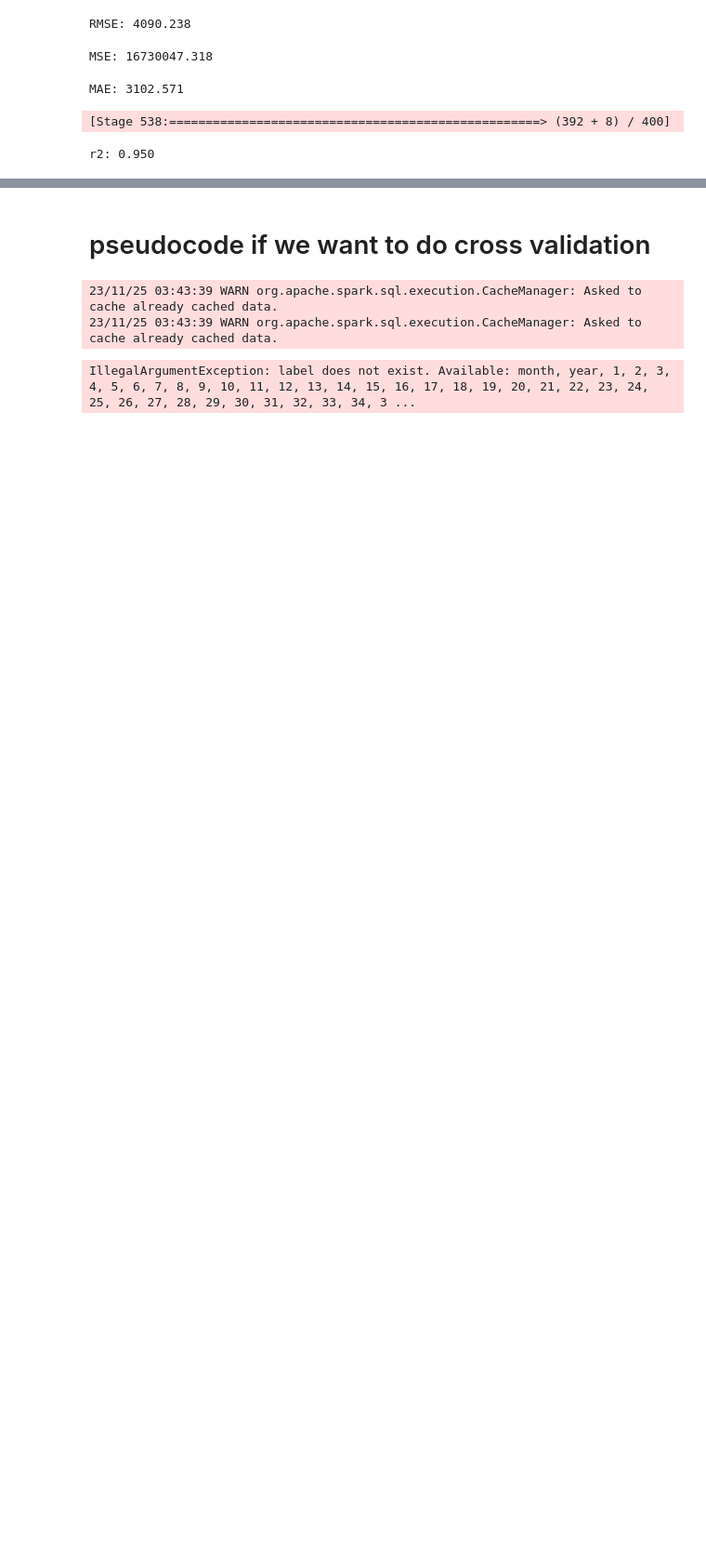
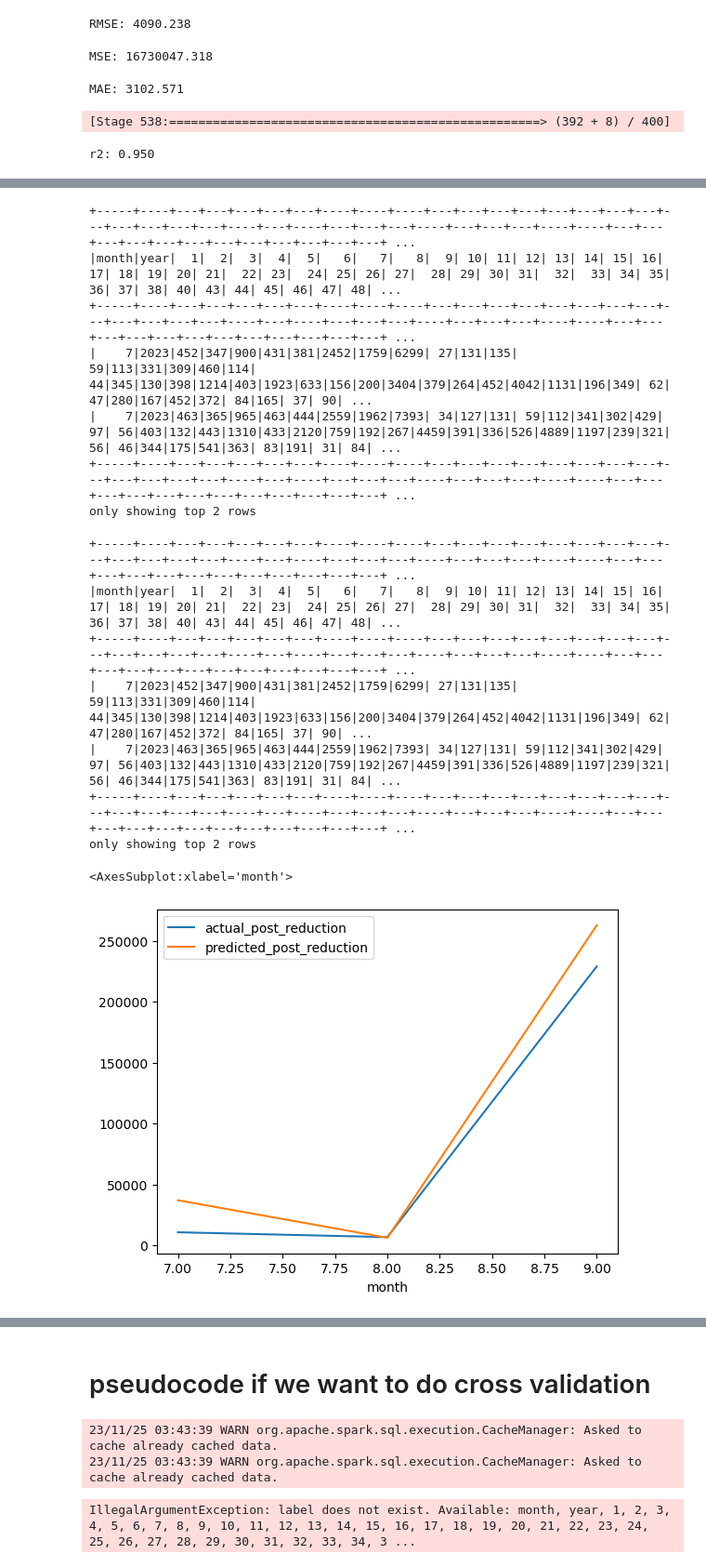
Before and after one commit to hvpachisia/uchicago-lyft-rideshare, a Jupyter notebook: supervised_ml.ipynb, the cells around one changed output, grey strips where cells are left out. Shown at 93% size. Saved outputs shown, nothing was run; the diff lists cells and outputs as text; code cells hidden in the pictures; blank space fills up the shorter version.

```diff
--- a/supervised_ml.ipynb
+++ b/supervised_ml.ipynb
@@ -498,0 +511,21 @@ monthly_first_preds_pd = monthly_first_preds.toPandas()
+# %%
+train_df = train_df.na.drop()  # Remove rows with null values
+
+# Train Model
+from pyspark.ml.regression import LinearRegression
+
+#Elastic Net
+lr = LinearRegression(featuresCol = 'features', labelCol='area_sums', regParam=0.3, elasticNetParam=0.8, maxIter=10)
+lrm = lr.fit(train_df)
+
+#coefficients
+print("Coefficients: " + str(lrm.coefficients))
+print("Intercept: " + str(lrm.intercept))
+
+#model summary
+print("RMSE: %f" % lrm.summary.rootMeanSquaredError)
+print("r2: %f" % lrm.summary.r2)
+
+# Run the classifier on the test set
+predictions = lrm.transform(test_df)
+predictions.select('features','area_sums','prediction').show(5,truncate=False)
@@ -498,0 +573,40 @@ monthly_first_preds_pd = monthly_first_preds.toPandas()
+# %%
+# save model
+model_path = "gs://msca-bdp-student-gcs/bdp-rideshare-project/models/program_reduction_model"
+lrm.save(model_path)
+
+# dataframe that is the true counts
+df_real = df_3
+
+# take the real data and create predictions to compare
+df_real_vector = vectorAssembler.transform(df_real)
+df_first_predictions = lrm.transform(df_real_vector)
+
+# now group by month and sum counts and plot
+monthly_real = df_real.groupBy('month').sum('area_sums')
+monthly_first_preds = df_first_predictions.groupby('month').sum('prediction')
+
+monthly_real_pd = monthly_real.toPandas()
+monthly_first_preds_pd = monthly_first_preds.toPandas()
+combined_df = monthly_real_pd.merge(monthly_first_preds_pd, left_on='month', right_on='month', how='inner')
+
+combined_df.columns = ['month','actual_post_reduction','predicted_post_reduction']
+combined_df = combined_df.sort_values(by=['month']).set_index('month')
+combined_df.plot(kind='line')
+# %% [output]
++-----+----+---+---+---+---+---+----+----+----+---+---+---+---+---+---+---+---+---+---+---+---+---+----+---+----+---+---+---+----+---+---+---+----+----+---+---+---+---+---+---+---+---+---+---+---+---+ ...
+|month|year|  1|  2|  3|  4|  5|   6|   7|   8|  9| 10| 11| 12| 13| 14| 15| 16| 17| 18| 19| 20| 21|  22| 23|  24| 25| 26| 27|  28| 29| 30| 31|  32|  33| 34| 35| 36| 37| 38| 40| 43| 44| 45| 46| 47| 48| ...
++-----+----+---+---+---+---+---+----+----+----+---+---+---+---+---+---+---+---+---+---+---+---+---+----+---+----+---+---+---+----+---+---+---+----+----+---+---+---+---+---+---+---+---+---+---+---+---+ ...
+|    7|2023|452|347|900|431|381|2452|1759|6299| 27|131|135| 59|113|331|309|460|114| 44|345|130|398|1214|403|1923|633|156|200|3404|379|264|452|4042|1131|196|349| 62| 47|280|167|452|372| 84|165| 37| 90| ...
+|    7|2023|463|365|965|463|444|2559|1962|7393| 34|127|131| 59|112|341|302|429| 97| 56|403|132|443|1310|433|2120|759|192|267|4459|391|336|526|4889|1197|239|321| 56| 46|344|175|541|363| 83|191| 31| 84| ...
++-----+----+---+---+---+---+---+----+----+----+---+---+---+---+---+---+---+---+---+---+---+---+---+----+---+----+---+---+---+----+---+---+---+----+----+---+---+---+---+---+---+---+---+---+---+---+---+ ...
+only showing top 2 rows
++-----+----+---+---+---+---+---+----+----+----+---+---+---+---+---+---+---+---+---+---+---+---+---+----+---+----+---+---+---+----+---+---+---+----+----+---+---+---+---+---+---+---+---+---+---+---+---+ ...
+|month|year|  1|  2|  3|  4|  5|   6|   7|   8|  9| 10| 11| 12| 13| 14| 15| 16| 17| 18| 19| 20| 21|  22| 23|  24| 25| 26| 27|  28| 29| 30| 31|  32|  33| 34| 35| 36| 37| 38| 40| 43| 44| 45| 46| 47| 48| ...
++-----+----+---+---+---+---+---+----+----+----+---+---+---+---+---+---+---+---+---+---+---+---+---+----+---+----+---+---+---+----+---+---+---+----+----+---+---+---+---+---+---+---+---+---+---+---+---+ ...
+|    7|2023|452|347|900|431|381|2452|1759|6299| 27|131|135| 59|113|331|309|460|114| 44|345|130|398|1214|403|1923|633|156|200|3404|379|264|452|4042|1131|196|349| 62| 47|280|167|452|372| 84|165| 37| 90| ...
+|    7|2023|463|365|965|463|444|2559|1962|7393| 34|127|131| 59|112|341|302|429| 97| 56|403|132|443|1310|433|2120|759|192|267|4459|391|336|526|4889|1197|239|321| 56| 46|344|175|541|363| 83|191| 31| 84| ...
++-----+----+---+---+---+---+---+----+----+----+---+---+---+---+---+---+---+---+---+---+---+---+---+----+---+----+---+---+---+----+---+---+---+----+----+---+---+---+---+---+---+---+---+---+---+---+---+ ...
+only showing top 2 rows
+<AxesSubplot:xlabel='month'>
+[figure, added]
```
Also changed, not shown: parts of 10 cells of this notebook.
